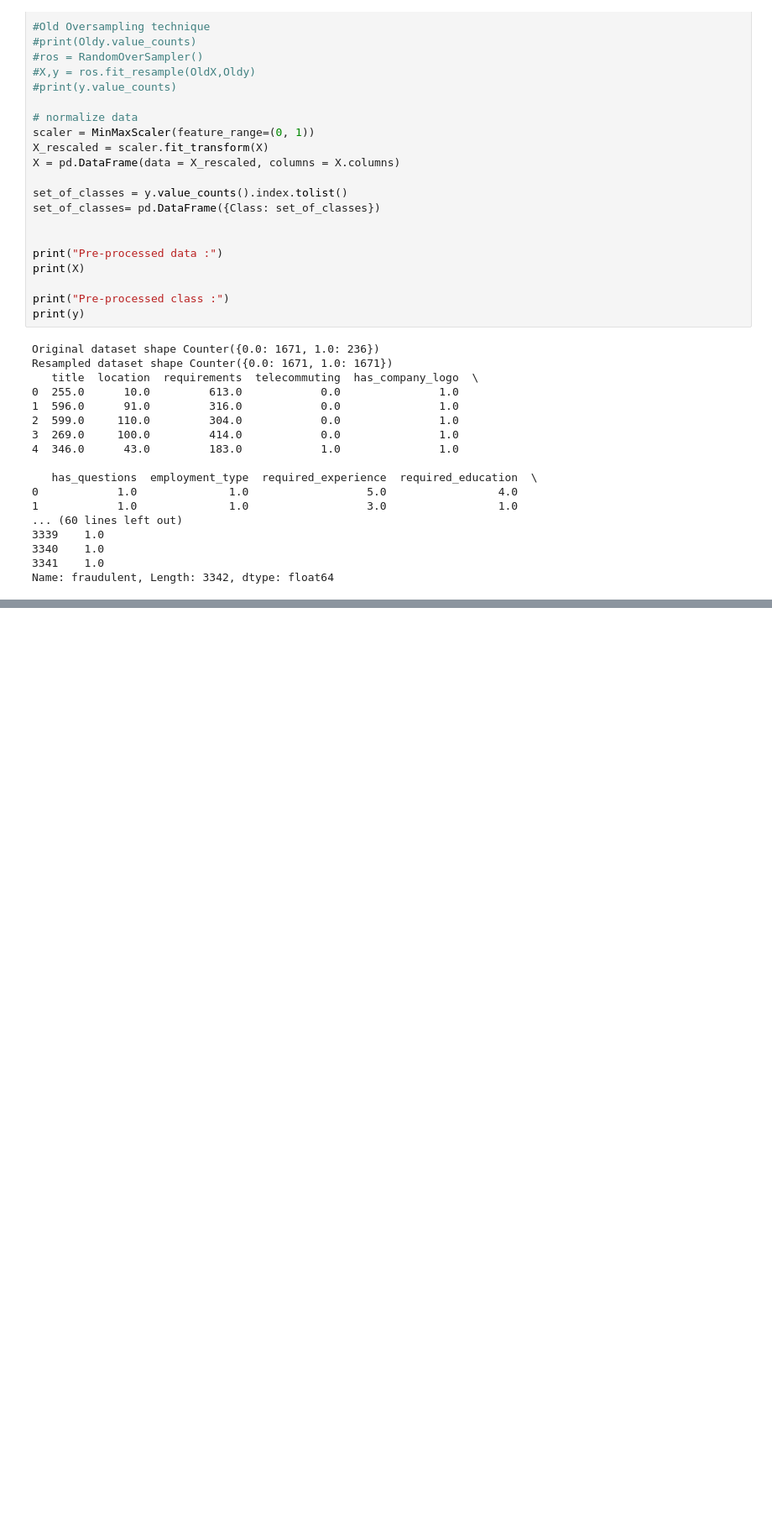
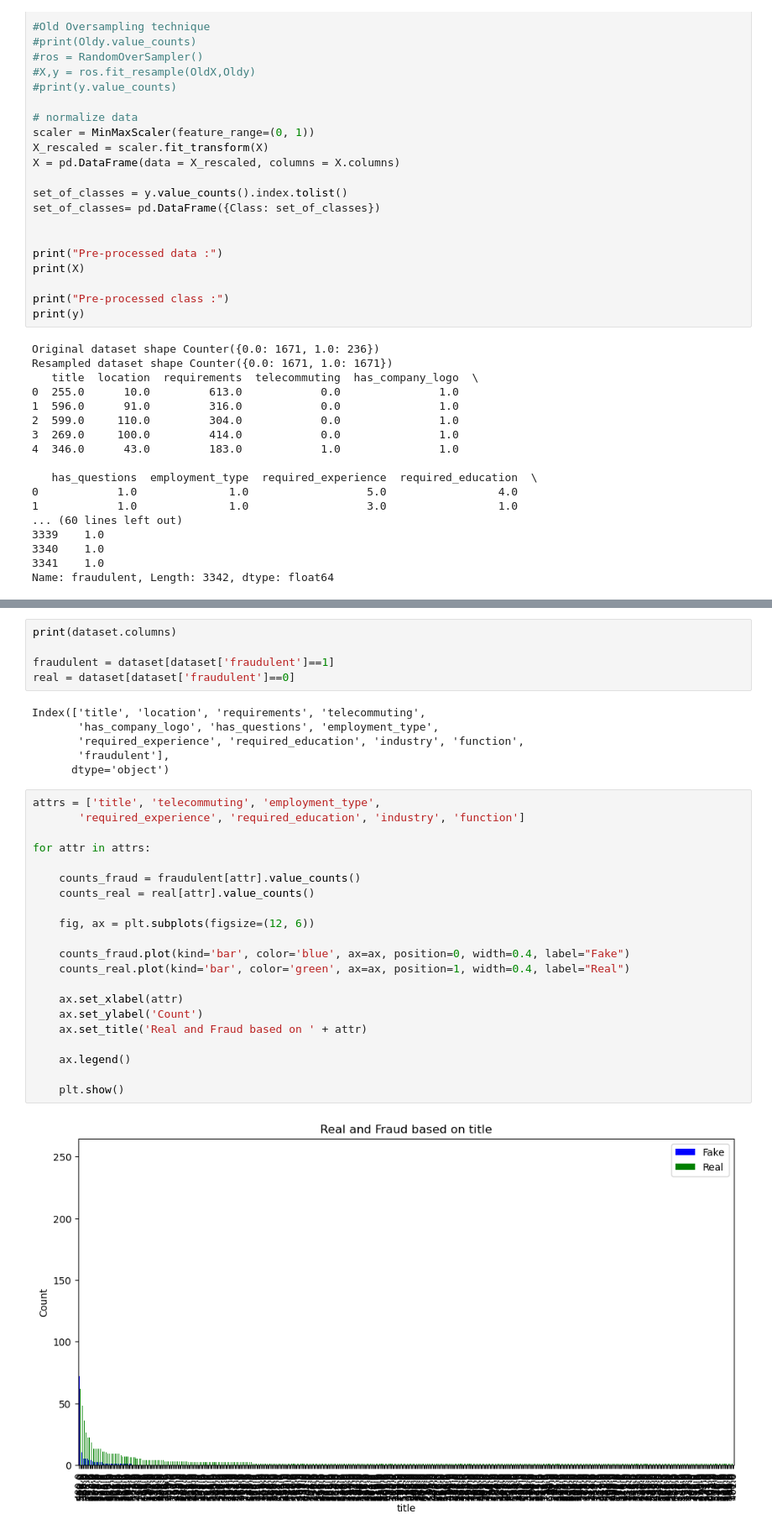
Before and after one commit to alecl303/ECS171_Project, a Jupyter notebook: FraudModel.ipynb, the cells around one changed output, grey strips where cells are left out. Shown: that part at 84% size. Cells and saved outputs as stored; diff of their text form; blank space fills up the shorter version.

```diff
--- a/FraudModel.ipynb
+++ b/FraudModel.ipynb
@@ -165,0 +179,34 @@ print(classification_report(class_test, pred,zero_division=1))
+# %%
+print(dataset.columns)
+
+fraudulent = dataset[dataset['fraudulent']==1]
+real = dataset[dataset['fraudulent']==0]
+# %% [output]
+Index(['title', 'location', 'requirements', 'telecommuting',
+       'has_company_logo', 'has_questions', 'employment_type',
+       'required_experience', 'required_education', 'industry', 'function',
+       'fraudulent'],
+      dtype='object')
+# %%
+attrs = ['title', 'telecommuting', 'employment_type',
+       'required_experience', 'required_education', 'industry', 'function']
+
+for attr in attrs:
+
+    counts_fraud = fraudulent[attr].value_counts()
+    counts_real = real[attr].value_counts()
+
+    fig, ax = plt.subplots(figsize=(12, 6))
+
+    counts_fraud.plot(kind='bar', color='blue', ax=ax, position=0, width=0.4, label="Fake")
+    counts_real.plot(kind='bar', color='green', ax=ax, position=1, width=0.4, label="Real")
+
+    ax.set_xlabel(attr)
+    ax.set_ylabel('Count')
+    ax.set_title('Real and Fraud based on ' + attr)
+
+    ax.legend()
+
+    plt.show()
+# %% [output]
+[figure, added]
```
Also changed, not shown: parts of 5 cells of this notebook.
